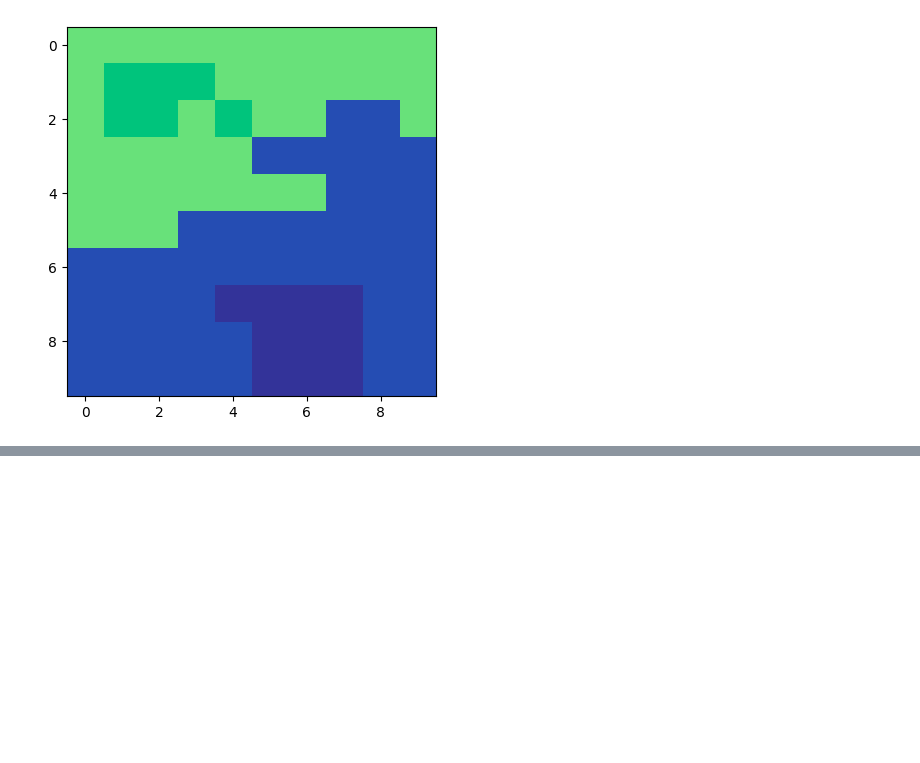
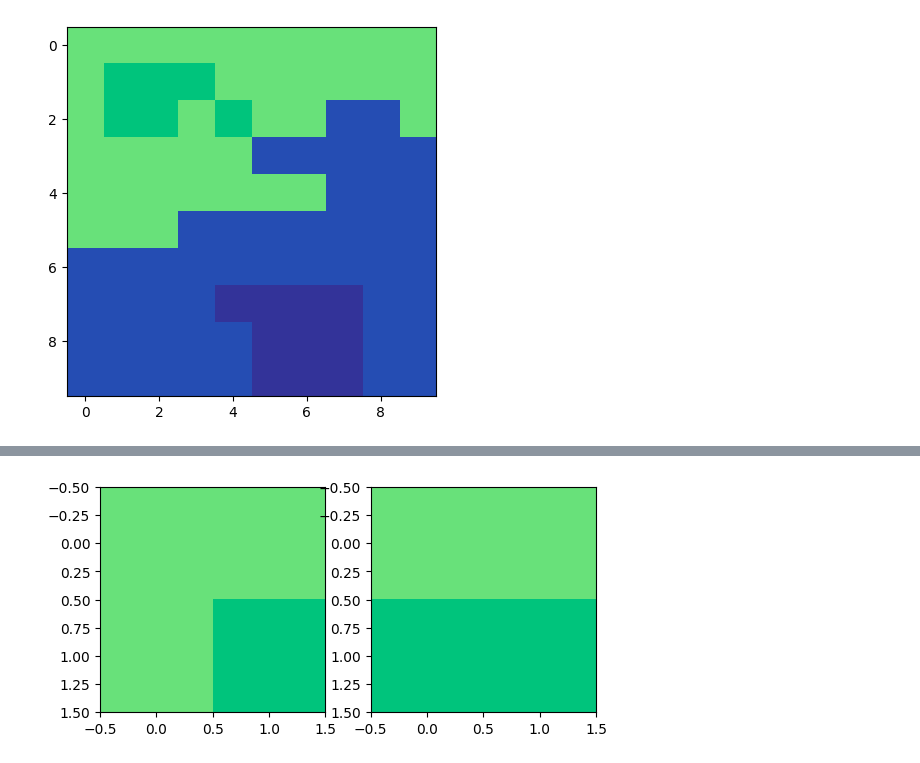
Before and after one commit to NathanLaCrosse/WorldGen, a Jupyter notebook: WFCExperiment.ipynb, the cells around one changed output, grey strips where cells are left out. Saved outputs shown, nothing was run; the diff lists cells and outputs as text; code cells hidden in the pictures; blank space fills up the shorter version.

```diff
--- a/WFCExperiment.ipynb
+++ b/WFCExperiment.ipynb
@@ -1,4 +1,17 @@
 # %%
 import numpy as np
 import matplotlib.pyplot as plt
+# %%
+# First, let's define four colors to work with (which will be stored numerically as an index)
+colors = [0, 10, 60, 90]
+
+# Method for displaying an image after converting color indices to colors.
+def show_im(im, ax=None):
+    temp_im = np.array(im, dtype=np.uint8)
+    for i in range(len(colors)):
+        temp_im[temp_im == i] = colors[i]
+    if ax == None:
+        plt.imshow(temp_im, cmap='terrain', vmin=0, vmax=255)
+    else:
+        ax.imshow(temp_im, cmap='terrain', vmin=0, vmax=255)
 # %%
@@ -31,6 +44,3 @@ tiles = np.zeros((tilemap_size - n + 1, tilemap_size - n + 1, n, n))
 for i in range(tilemap_size - n + 1):
     for j in range(tilemap_size - n + 1):
         tiles[i, j] = tilemap[i:i+n, j:j+n]
-# %%
-def show_im(im):
-    return plt.imshow(im, cmap='terrain', vmin=0, vmax=255)
@@ -45,10 +47,25 @@ def hash_tile(tile):
 # %%
-# Gather unique tiles...
+def hash_tile(tile):
+    return int(tile[0,0] + 4 * tile[0, 1] + 16 * tile[1, 0] + 64 * tile[1,1])
 
-unique = []
+def reverse_hash(num):
+    tile = np.zeros(4)
+    n = num
+    for i in range(len(tile)):
+        tile[i] = n % 4
+        n = n // 4
+    return tile.reshape((2,2))
+
+
+# Gather unique tiles and record frequency (frequency will be weight the superposition collapse)
+tile_set = {}
 l = tilemap_size - n + 1
 
 for i in range(l):
     for j in range(l):
-        if tiles[i,j] not in unique:
-            unique.append(tiles[i,j])
+        val = hash_tile(tiles[i,j])
+
+        if val not in tile_set.keys():
+            tile_set[val] = 1
+        else:
+            tile_set[val] += 1
@@ -56,0 +143,6 @@ ValueError: The truth value of an array with more than one element is ambiguous.
+# %%
+fig, ax = plt.subplots(1, 2)
+show_im(reverse_hash(191), ax[0])
+show_im(reverse_hash(175), ax[1])
+# %% [output]
+[figure, added]
```
Also changed, not shown: parts of 19 cells of this notebook.
